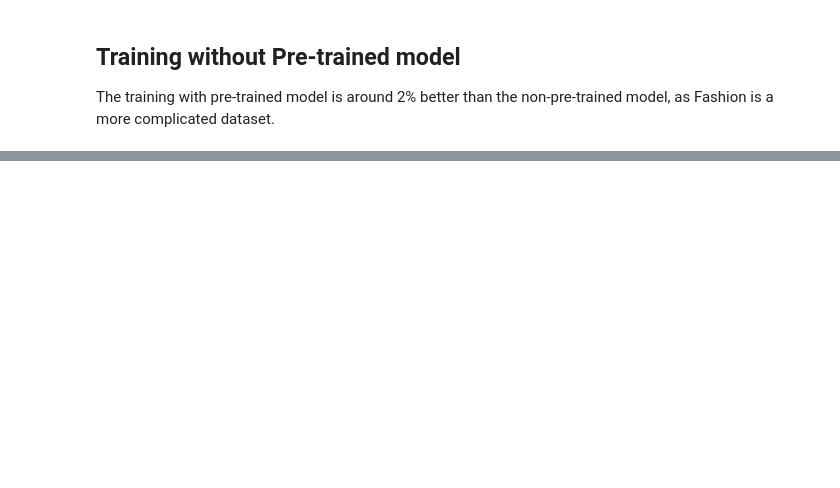
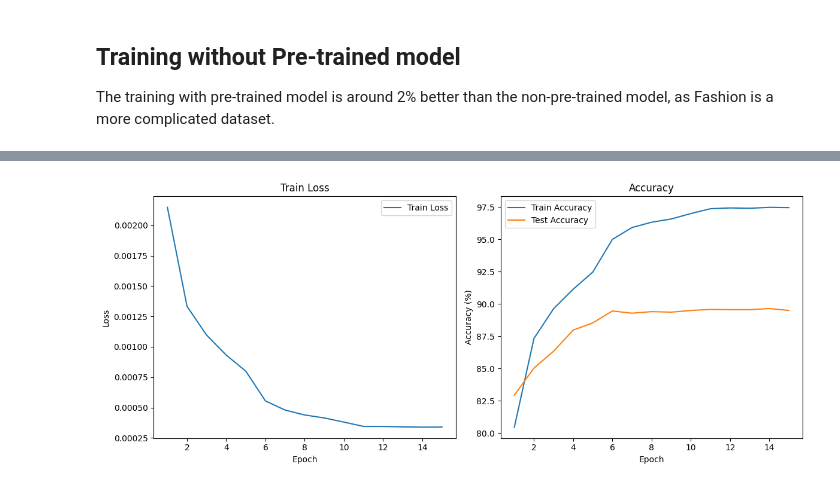
Before and after one commit to noelfischer/ai_praktika, a Jupyter notebook: 5/P05b_FashionMNIST_Pytorch.ipynb, the cells around one changed output, grey strips where cells are left out. Saved outputs shown, nothing was run; the diff lists cells and outputs as text; code cells hidden in the pictures; blank space fills up the shorter version.

```diff
--- a/5/P05b_FashionMNIST_Pytorch.ipynb
+++ b/5/P05b_FashionMNIST_Pytorch.ipynb
@@ -190,10 +206,16 @@ if torch.cuda.is_available():
 opt_g = optim.SGD(netG.parameters(), lr=0.01, weight_decay=0.0005)
 opt_f = optim.SGD(netF.parameters(), lr=0.01, momentum=0.9, weight_decay=0.0005)
 
+history = {'train_loss': [], 'train_acc': [], 'test_acc': []}
+
+# Initialize learning rate scheduler (Improvement)
+scheduler_g = torch.optim.lr_scheduler.StepLR(opt_g, step_size=5, gamma=0.1)
+scheduler_f = torch.optim.lr_scheduler.StepLR(opt_f, step_size=5, gamma=0.1)
+
 # loss function
 criterion = nn.CrossEntropyLoss()
 
-for epoch in range(0, 2):
+for epoch in range(0, 15):
     n, start = 0, time.time()
     train_l_sum = torch.tensor([0.0], dtype=torch.float32)
     train_acc_sum = torch.tensor([0.0], dtype=torch.float32)
@@ -232,6 +254,17 @@ for epoch in range(0, 2):
         train_acc_sum += (torch.sum((torch.argmax(label_hat, dim=1) == labels))).float()
         n += labels.shape[0]
     test_acc = test_accuracy(iter(test_loader), netG, netF)
+
+    # Log metrics in history
+    history['train_loss'].append(train_l_sum.item() / n)
+    history['train_acc'].append((train_acc_sum.item() / n) * 100)
+    history['test_acc'].append(test_acc * 100)
+
+
     print('epoch %d, loss %.4f, train acc %.3f, test acc %.3f, time %.1f sec'\
         % (epoch + 1, train_l_sum/n, train_acc_sum/n, test_acc, time.time() - start))
+
+    # Update learning rate
+    scheduler_g.step()
+    scheduler_f.step()
 # %% [output]
@@ -263,0 +284,24 @@ plt.show()
+# %%
+# Plot training history (Optional)
+import matplotlib.pyplot as plt
+epochs = range(1, len(history['train_loss']) + 1)
+plt.figure(figsize=(12, 5))
+plt.subplot(1, 2, 1)
+plt.plot(epochs, history['train_loss'], label='Train Loss')
+plt.title('Train Loss')
+plt.xlabel('Epoch')
+plt.ylabel('Loss')
+plt.legend()
+
+plt.subplot(1, 2, 2)
+plt.plot(epochs, history['train_acc'], label='Train Accuracy')
+plt.plot(epochs, history['test_acc'], label='Test Accuracy')
+plt.title('Accuracy')
+plt.xlabel('Epoch')
+plt.ylabel('Accuracy (%)')
+plt.legend()
+
+plt.tight_layout()
+plt.show()
+# %% [output]
+[figure, added]
```
Also changed, not shown: parts of 4 cells of this notebook.
